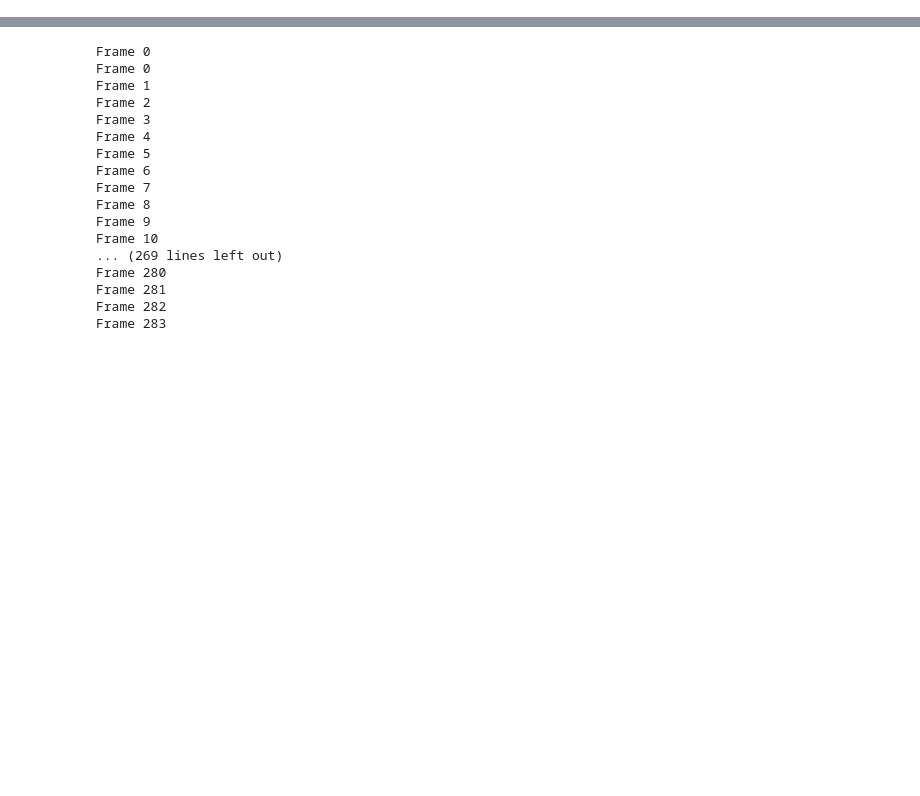
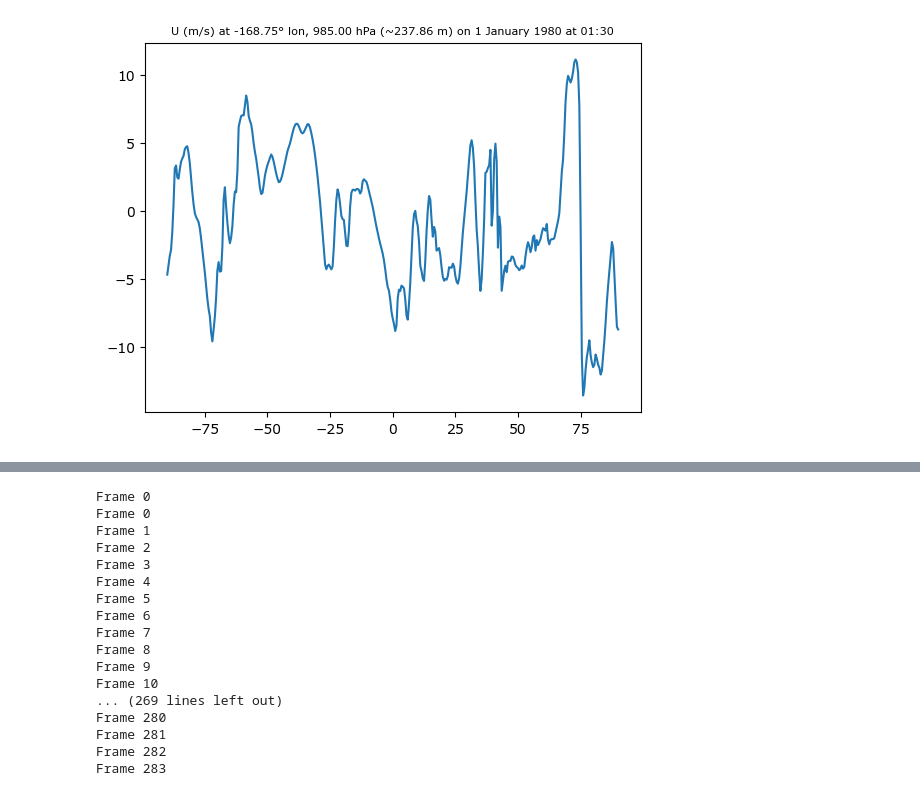
Before and after one commit to BhavyeMathur/wind-prediction-merra2, a Jupyter notebook: wind-prediction/graphs.ipynb, the cells around one changed output, grey strips where cells are left out. Saved outputs shown, nothing was run; the diff lists cells and outputs as text; code cells hidden in the pictures; blank space fills up the shorter version.

```diff
--- a/wind-prediction/graphs.ipynb
+++ b/wind-prediction/graphs.ipynb
@@ -74 +119,7 @@ def plot_contour_at_time_and_level(filename: str, variable: str, time: int, leve
+# %%
+plot_variable_at_time_level_and_longitude_vs_latitude("MERRA2_100.tavg3_3d_asm_Nv.19800101.nc4", "U",
+                                                      time=0, level=71, longitude=180,
+                                                      folder="compressed/wind")
+# %% [output]
+[figure, added]
 # %%
```
Also changed, not shown: parts of 14 cells of this notebook, 2 other files.
